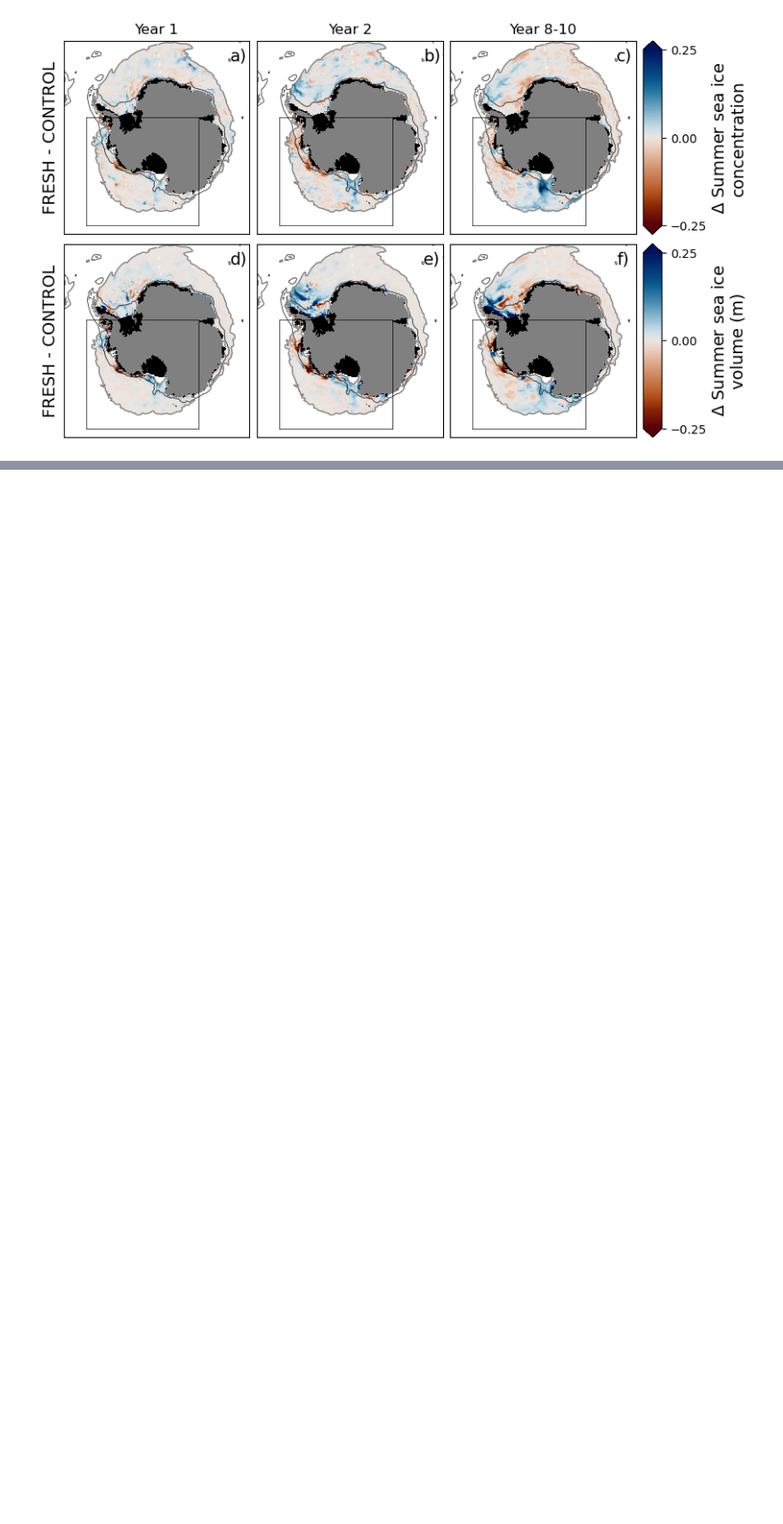
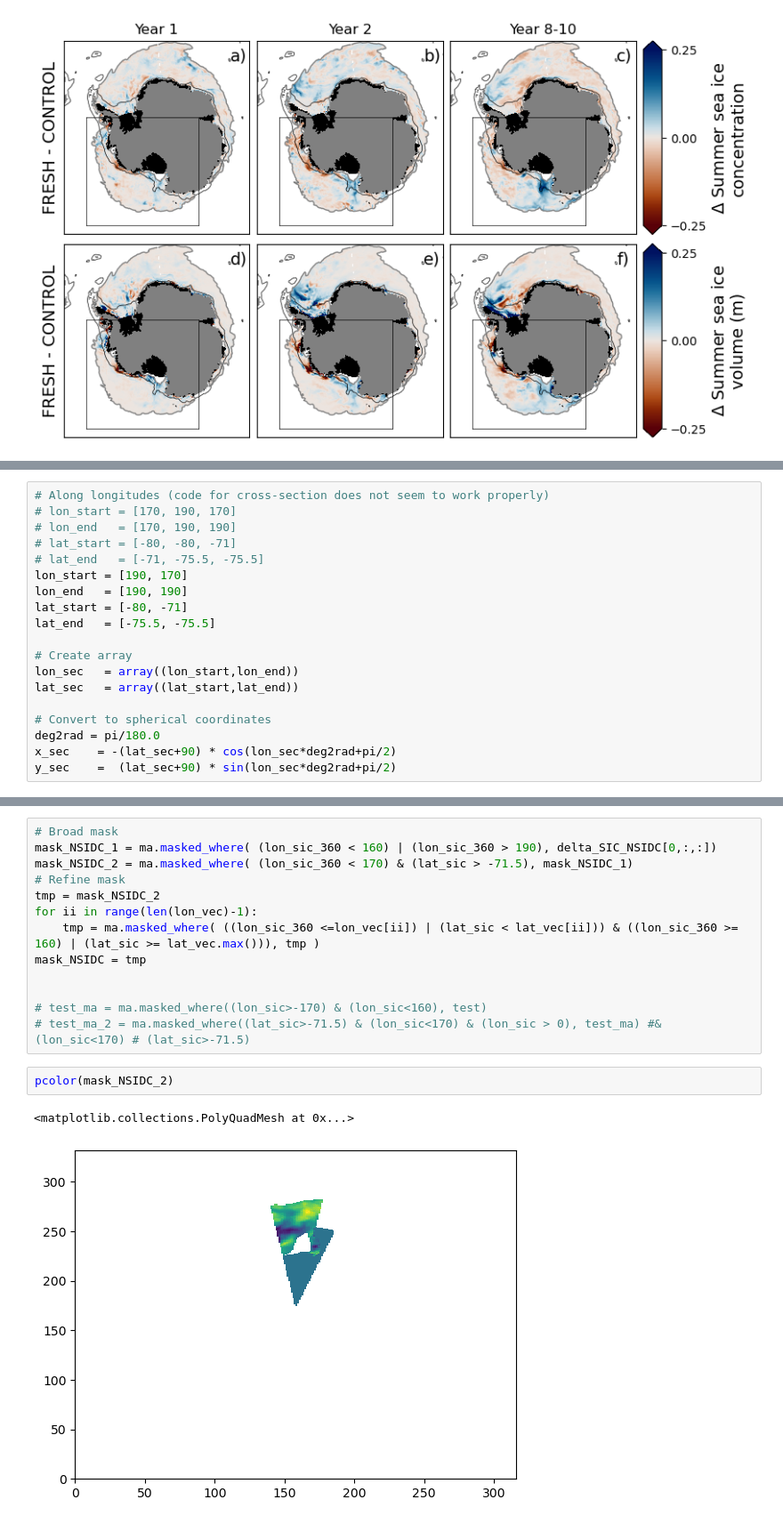
Before and after one commit to wghuneke/MetROMS_BasalMelt_Perturbation, a Jupyter notebook: scripts/plot_Fig2_FigS1_FigS2_trends.ipynb, the cells around one changed output, grey strips where cells are left out. Shown at 89% size. Cells and saved outputs as stored; diff of their text form; blank space fills up the shorter version.

```diff
--- a/scripts/plot_Fig2_FigS1_FigS2_trends.ipynb
+++ b/scripts/plot_Fig2_FigS1_FigS2_trends.ipynb
@@ -817,0 +820,19 @@ if plot_flag == 1:
+# %%
+# Along longitudes (code for cross-section does not seem to work properly)
+# lon_start = [170, 190, 170]
+# lon_end   = [170, 190, 190]
+# lat_start = [-80, -80, -71]
+# lat_end   = [-71, -75.5, -75.5]
+lon_start = [190, 170]
+lon_end   = [190, 190]
+lat_start = [-80, -71]
+lat_end   = [-75.5, -75.5]
+
+# Create array
+lon_sec   = array((lon_start,lon_end))
+lat_sec   = array((lat_start,lat_end))
+
+# Convert to spherical coordinates
+deg2rad = pi/180.0
+x_sec    = -(lat_sec+90) * cos(lon_sec*deg2rad+pi/2)
+y_sec    =  (lat_sec+90) * sin(lon_sec*deg2rad+pi/2)
@@ -817,0 +1060,18 @@ if plot_flag == 1:
+# %%
+# Broad mask
+mask_NSIDC_1 = ma.masked_where( (lon_sic_360 < 160) | (lon_sic_360 > 190), delta_SIC_NSIDC[0,:,:])
+mask_NSIDC_2 = ma.masked_where( (lon_sic_360 < 170) & (lat_sic > -71.5), mask_NSIDC_1)
+# Refine mask
+tmp = mask_NSIDC_2
+for ii in range(len(lon_vec)-1):
+    tmp = ma.masked_where( ((lon_sic_360 <=lon_vec[ii]) | (lat_sic < lat_vec[ii])) & ((lon_sic_360 >= 160) | (lat_sic >= lat_vec.max())), tmp )
+mask_NSIDC = tmp
+
+
+# test_ma = ma.masked_where((lon_sic>-170) & (lon_sic<160), test)
+# test_ma_2 = ma.masked_where((lat_sic>-71.5) & (lon_sic<170) & (lon_sic > 0), test_ma) #& (lon_sic<170) # (lat_sic>-71.5)
+# %%
+pcolor(mask_NSIDC_2)
+# %% [output]
+<matplotlib.collections.PolyQuadMesh at 0x...>
+[figure, added]
```
Also changed, not shown: parts of 46 cells of this notebook, 5 other files.
